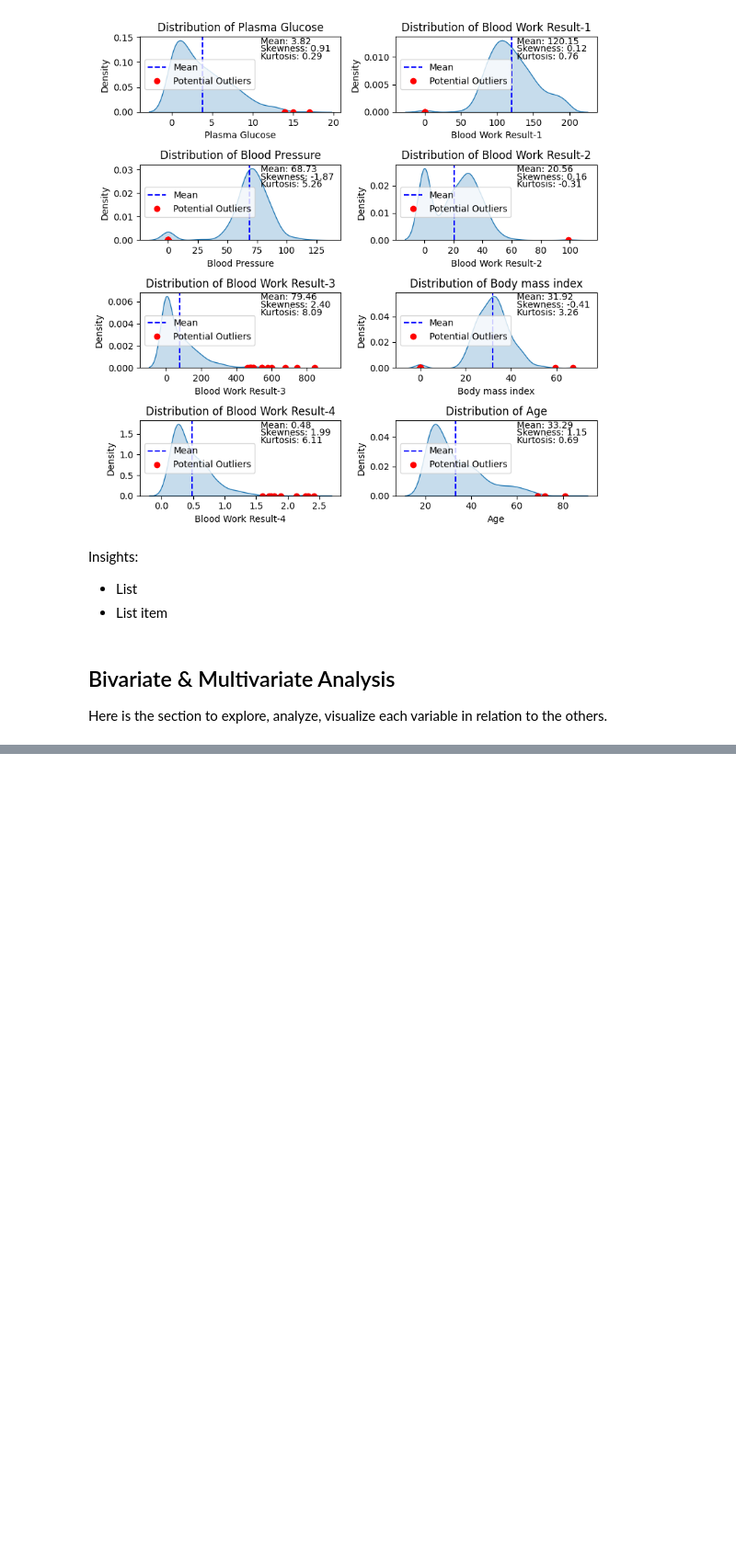
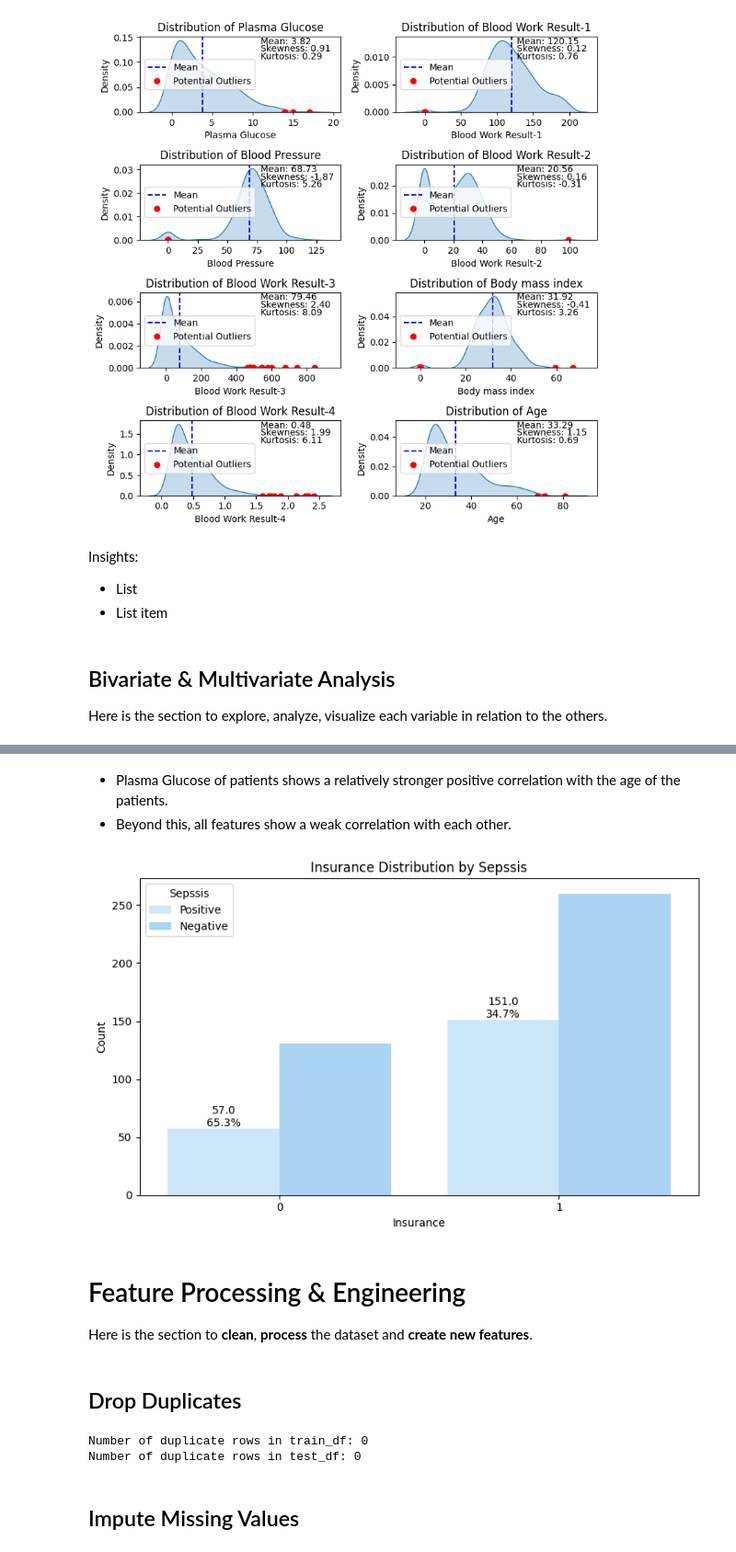
Before and after one commit to gwin01/Sepsis_Classification_Project, a Jupyter notebook: Data_Analysis.ipynb, the cells around one changed output, grey strips where cells are left out. Shown at 92% size. Saved outputs shown, nothing was run; the diff lists cells and outputs as text; code cells hidden in the pictures; blank space fills up the shorter version.

```diff
--- a/Data_Analysis.ipynb
+++ b/Data_Analysis.ipynb
@@ -316,0 +316,46 @@ plt.show()
+# %% [markdown]
+
+* Plasma Glucose of patients shows a relatively stronger positive correlation with the age of the patients.
+* Beyond this, all features show a weak correlation with each other.
+# %%
+# Categorical Variables - Bar plots
+categorical_vars = ['Insurance']
+for var in categorical_vars:
+    plt.figure(figsize=(8, 5))
+    sns.countplot(data=train_df, x=var, hue='Sepssis', palette=color_palette)
+    plt.xlabel(var)
+    plt.ylabel('Count')
+    plt.title(f'{var} Distribution by Sepssis')
+
+    # Calculate percentage distribution
+    total = len(train_df['Sepssis'])
+    percentages = train_df['Sepssis'].value_counts(normalize=True) * 100
+
+    # Add data labels and percentage annotations
+    for p, percentage in zip(plt.gca().patches, percentages):
+        count = p.get_height()
+        percentage_label = f'{percentage:.1f}%'
+        plt.gca().annotate(f'{count}\n{percentage_label}', (p.get_x() + p.get_width() / 2, p.get_height()), ha='center', va='bottom')
+
+    plt.tight_layout()
+    plt.show()
+# %% [output]
+[figure, added]
+# %% [markdown]
+# Feature Processing & Engineering
+Here is the section to **clean**, **process** the dataset and **create new features**.
+# %% [markdown]
+## Drop Duplicates
+# %%
+# Check for duplicate rows in train_df
+train_duplicate_rows = train_df.duplicated()
+print("Number of duplicate rows in train_df:", train_duplicate_rows.sum())
+
+# Check for duplicate rows in test_df
+test_duplicate_rows = test_df.duplicated()
+print("Number of duplicate rows in test_df:", test_duplicate_rows.sum())
+# %% [output]
+Number of duplicate rows in train_df: 0
+Number of duplicate rows in test_df: 0
+# %% [markdown]
+## Impute Missing Values
```
Also changed, not shown: parts of 78 cells of this notebook.
